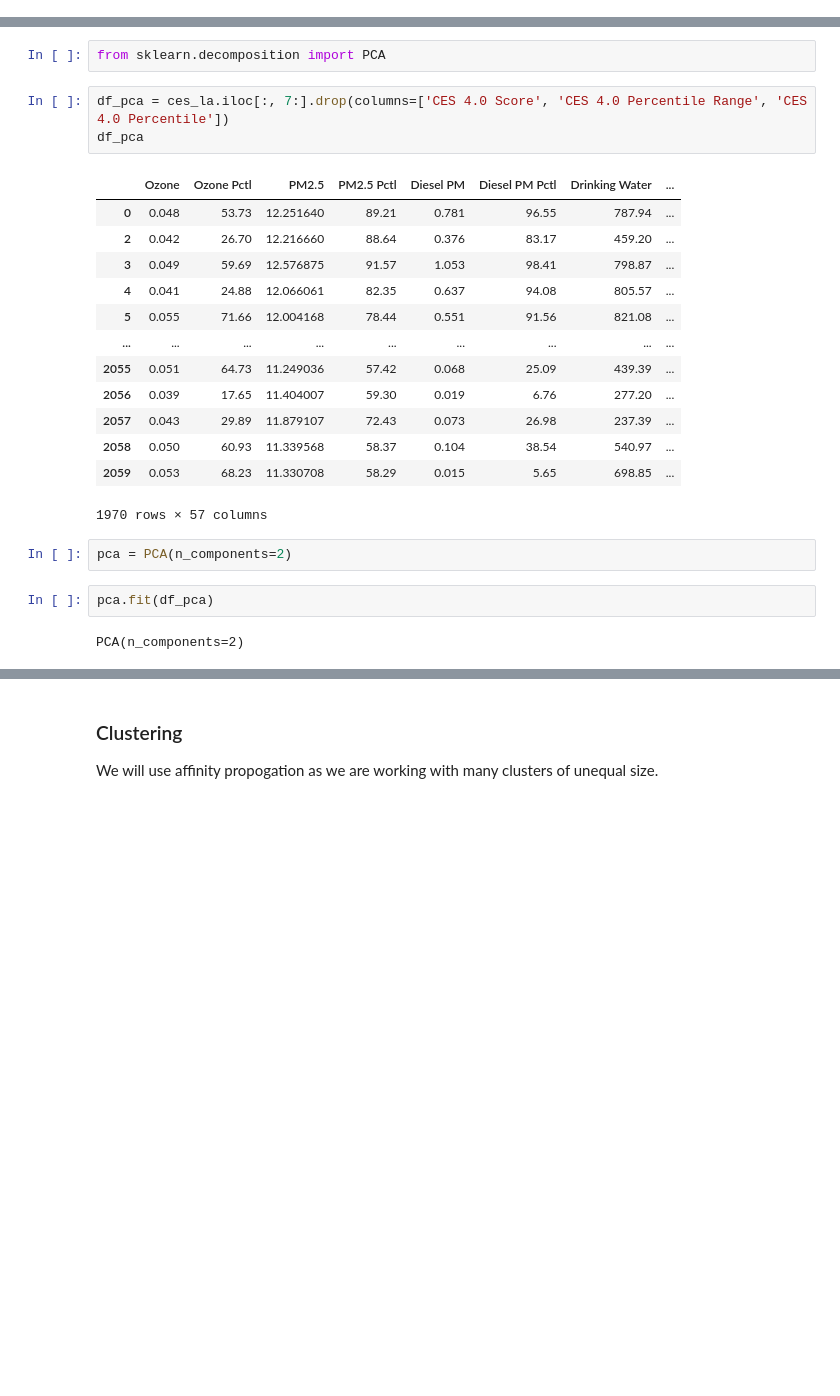
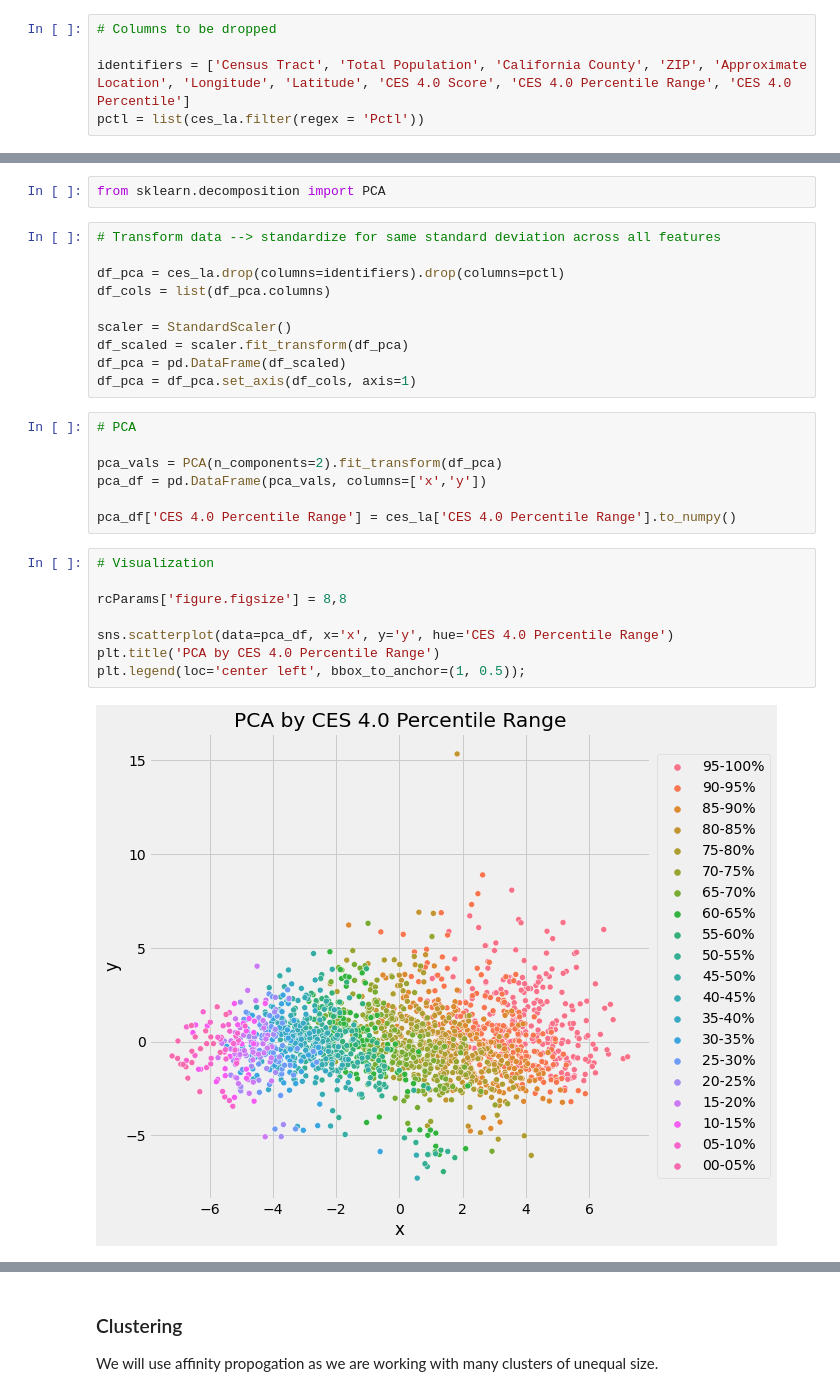
Before and after one commit to carlosortizdev/Thesis, a Jupyter notebook: notebooks/3.Modeling.ipynb, the cells around one changed output, grey strips where cells are left out. Drawn from its saved outputs; the diff is of its cells as text; blank space fills up the shorter version.

```diff
--- a/notebooks/3.Modeling.ipynb
+++ b/notebooks/3.Modeling.ipynb
@@ -36,6 +41,11 @@ ces_la
 | 2058 | 6037262802 | 3424 | Los Angeles | 90272 | Los Angeles | -118.502456 | 34.045865 | ... |
 | 2059 | 6037262400 | 3059 | Los Angeles | 90049 | Los Angeles | -118.508627 | 34.091809 | ... |
 1970 rows × 67 columns
+# %%
+# Columns to be dropped
+
+identifiers = ['Census Tract', 'Total Population', 'California County', 'ZIP', 'Approximate Location', 'Longitude', 'Latitude', 'CES 4.0 Score', 'CES 4.0 Percentile Range', 'CES 4.0 Percentile']
+pctl = list(ces_la.filter(regex = 'Pctl'))
 # %% [markdown]
 ## 1. Unsupervised Modeling
 # %% [markdown]
@@ -54,26 +64,30 @@ Are there features we should be aware of that guide our understanding of the CES
 # %%
 from sklearn.decomposition import PCA
 # %%
-df_pca = ces_la.iloc[:, 7:].drop(columns=['CES 4.0 Score', 'CES 4.0 Percentile Range', 'CES 4.0 Percentile'])
-df_pca
+# Transform data --> standardize for same standard deviation across all features
+
+df_pca = ces_la.drop(columns=identifiers).drop(columns=pctl)
+df_cols = list(df_pca.columns)
+
+scaler = StandardScaler()
+df_scaled = scaler.fit_transform(df_pca)
+df_pca = pd.DataFrame(df_scaled)
+df_pca = df_pca.set_axis(df_cols, axis=1)
-# %% [output]
-|  | Ozone | Ozone Pctl | PM2.5 | PM2.5 Pctl | Diesel PM | Diesel PM Pctl | Drinking Water | ... |
-| 0 | 0.048 | 53.73 | 12.251640 | 89.21 | 0.781 | 96.55 | 787.94 | ... |
-| 2 | 0.042 | 26.70 | 12.216660 | 88.64 | 0.376 | 83.17 | 459.20 | ... |
-| 3 | 0.049 | 59.69 | 12.576875 | 91.57 | 1.053 | 98.41 | 798.87 | ... |
-| 4 | 0.041 | 24.88 | 12.066061 | 82.35 | 0.637 | 94.08 | 805.57 | ... |
-| 5 | 0.055 | 71.66 | 12.004168 | 78.44 | 0.551 | 91.56 | 821.08 | ... |
-| ... | ... | ... | ... | ... | ... | ... | ... | ... |
-| 2055 | 0.051 | 64.73 | 11.249036 | 57.42 | 0.068 | 25.09 | 439.39 | ... |
-| 2056 | 0.039 | 17.65 | 11.404007 | 59.30 | 0.019 | 6.76 | 277.20 | ... |
-| 2057 | 0.043 | 29.89 | 11.879107 | 72.43 | 0.073 | 26.98 | 237.39 | ... |
-| 2058 | 0.050 | 60.93 | 11.339568 | 58.37 | 0.104 | 38.54 | 540.97 | ... |
-| 2059 | 0.053 | 68.23 | 11.330708 | 58.29 | 0.015 | 5.65 | 698.85 | ... |
-1970 rows × 57 columns
-# %%
-pca = PCA(n_components=2)
-# %%
-pca.fit(df_pca)
-# %% [output]
-PCA(n_components=2)
+# %%
+# PCA
+
+pca_vals = PCA(n_components=2).fit_transform(df_pca)
+pca_df = pd.DataFrame(pca_vals, columns=['x','y'])
+
+pca_df['CES 4.0 Percentile Range'] = ces_la['CES 4.0 Percentile Range'].to_numpy()
+# %%
+# Visualization
+
+rcParams['figure.figsize'] = 8,8
+
+sns.scatterplot(data=pca_df, x='x', y='y', hue='CES 4.0 Percentile Range')
+plt.title('PCA by CES 4.0 Percentile Range')
+plt.legend(loc='center left', bbox_to_anchor=(1, 0.5));
+# %% [output]
+[figure, added]
 # %% [markdown]
```
Also changed, not shown: parts of 10 cells of this notebook.
